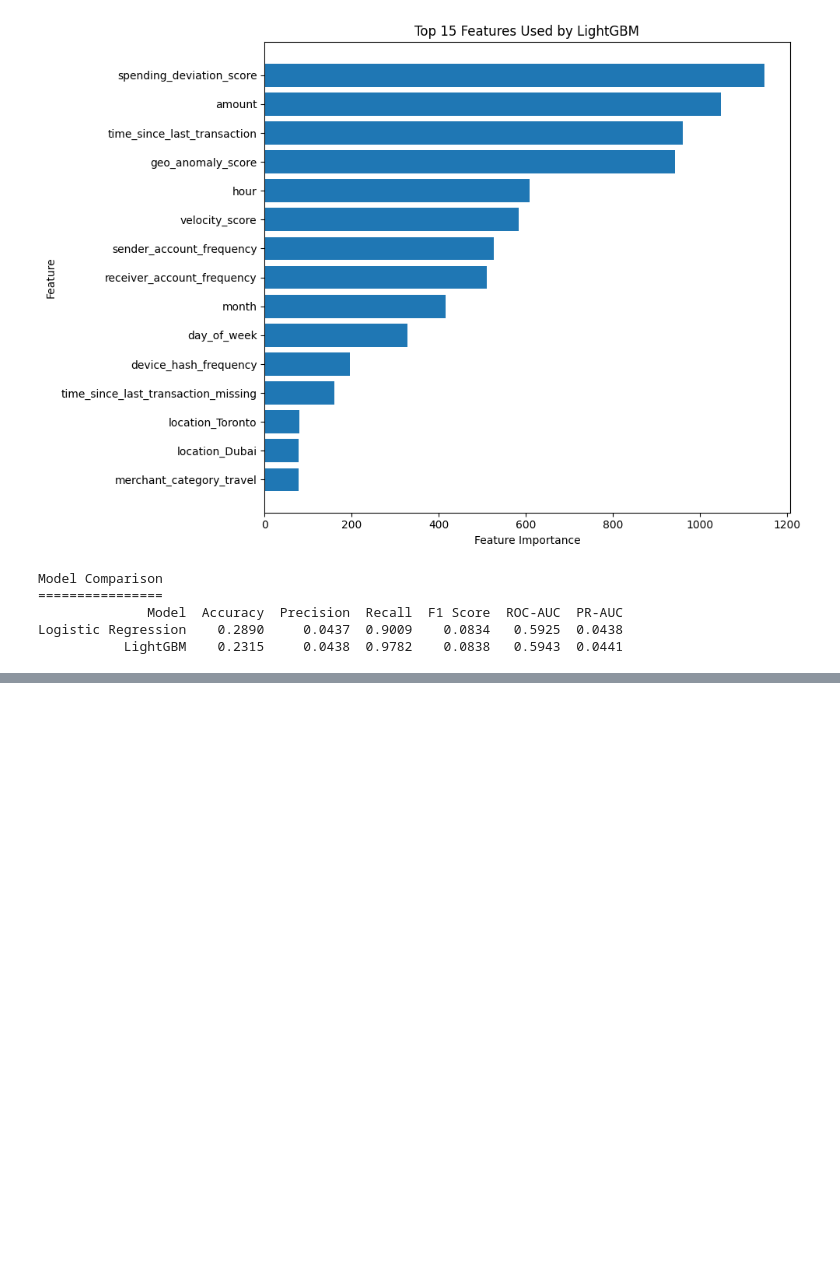
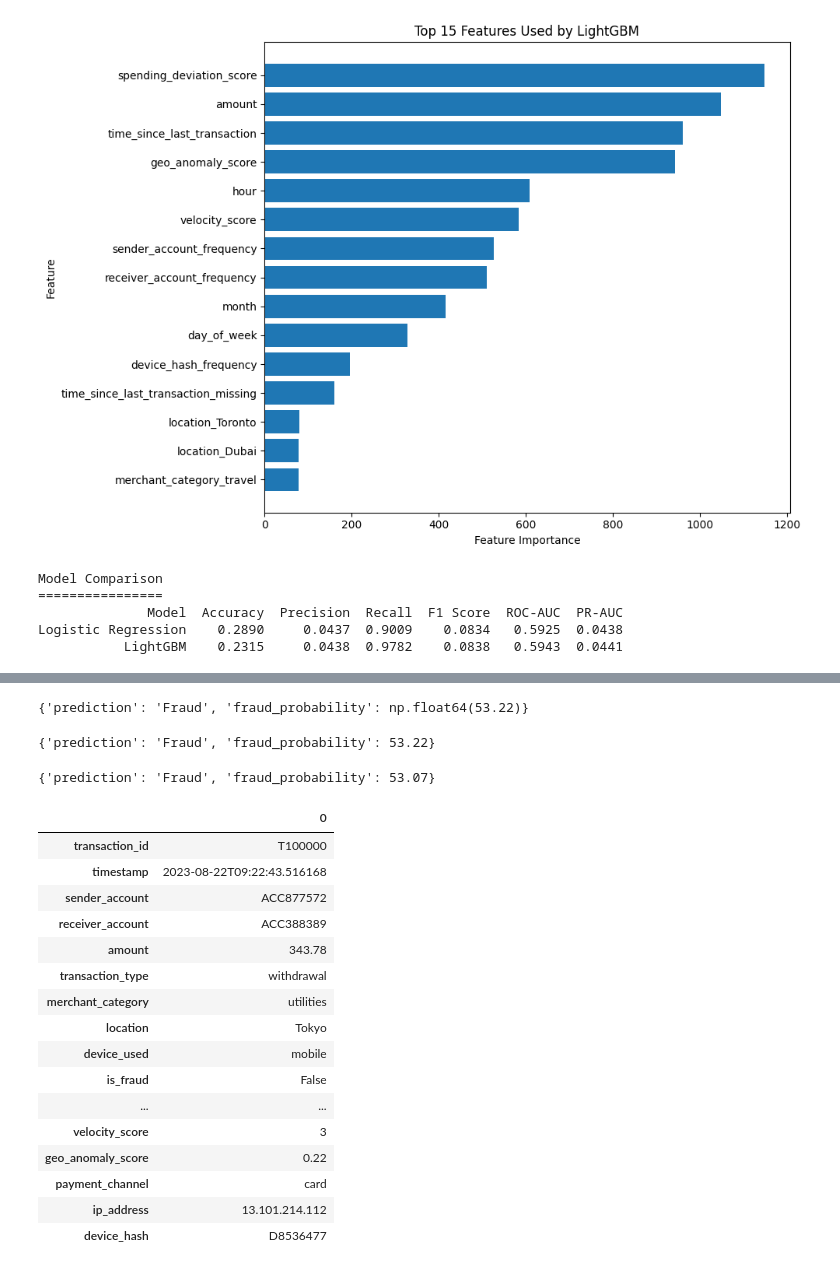
Before and after one commit to ligi-data-analytics/Real-time-financial-fraud-detection, a Jupyter notebook: 01_EDA.ipynb, the cells around one changed output, grey strips where cells are left out. Drawn from its saved outputs; the diff is of its cells as text; code cells hidden in the pictures; blank space fills up the shorter version.

```diff
--- a/01_EDA.ipynb
+++ b/01_EDA.ipynb
@@ -1783,0 +1988,74 @@ Logistic Regression    0.2890     0.0437  0.9009    0.0834   0.5925  0.0438
+# %%
+def predict_fraud(transaction):
+    prediction = loaded_model.predict(transaction)[0]
+    probability = loaded_model.predict_proba(transaction)[0][1]
+
+    result = "Fraud" if prediction else "Not Fraud"
+
+    return {
+        "prediction": result,
+        "fraud_probability": round(probability * 100, 2)
+    }
+
+
+result = predict_fraud(test_transaction)
+
+print(result)
+# %% [output]
+{'prediction': 'Fraud', 'fraud_probability': np.float64(53.22)}
+# %%
+def predict_fraud(transaction):
+    prediction = loaded_model.predict(transaction)[0]
+    probability = float(loaded_model.predict_proba(transaction)[0][1])
+
+    result = "Fraud" if prediction else "Not Fraud"
+
+    return {
+        "prediction": result,
+        "fraud_probability": round(probability * 100, 2)
+    }
+
+
+result = predict_fraud(test_transaction)
+
+print(result)
+# %% [output]
+{'prediction': 'Fraud', 'fraud_probability': 53.22}
+# %%
+normal_transaction = test_transaction.copy()
+
+normal_transaction["amount"] = 50.0
+normal_transaction["spending_deviation_score"] = -0.5
+normal_transaction["geo_anomaly_score"] = 0.05
+normal_transaction["velocity_score"] = 2
+normal_transaction["transaction_type_payment"] = 0
+normal_transaction["transaction_type_transfer"] = 1
+normal_transaction["merchant_category_grocery"] = 0
+normal_transaction["merchant_category_retail"] = 1
+
+normal_result = predict_fraud(normal_transaction)
+
+print(normal_result)
+# %% [output]
+{'prediction': 'Fraud', 'fraud_probability': 53.07}
+# %%
+# Display one real transaction from the dataset
+df.head(1).T
+# %% [output]
+|  | 0 |
+| transaction_id | T100000 |
+| timestamp | 2023-08-22T09:22:43.516168 |
+| sender_account | ACC877572 |
+| receiver_account | ACC388389 |
+| amount | 343.78 |
+| transaction_type | withdrawal |
+| merchant_category | utilities |
+| location | Tokyo |
+| device_used | mobile |
+| is_fraud | False |
+| ... | ... |
+| velocity_score | 3 |
+| geo_anomaly_score | 0.22 |
+| payment_channel | card |
+| ip_address | 13.101.214.112 |
+| device_hash | D8536477 |
```
Also changed, not shown: parts of 39 cells of this notebook.
